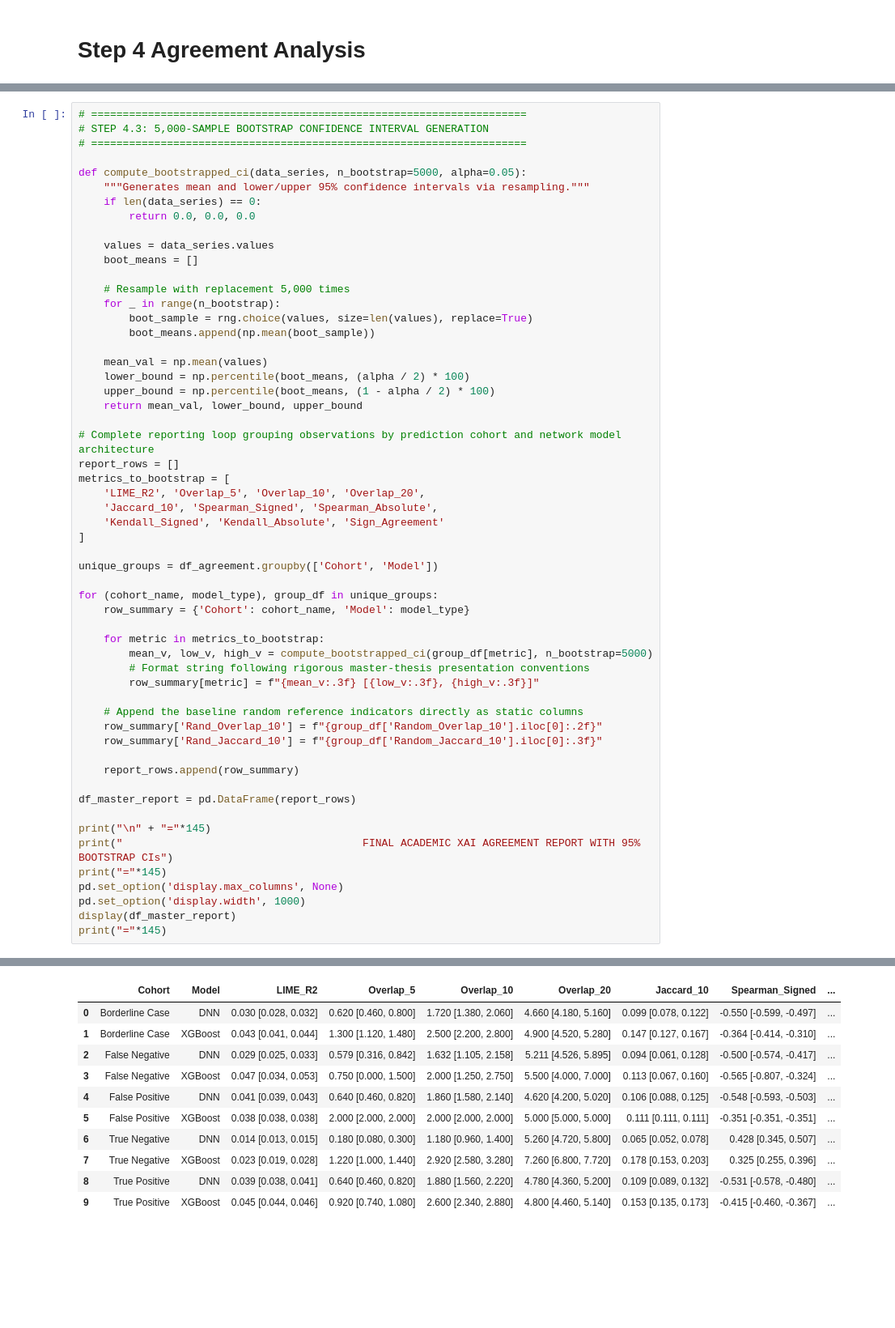
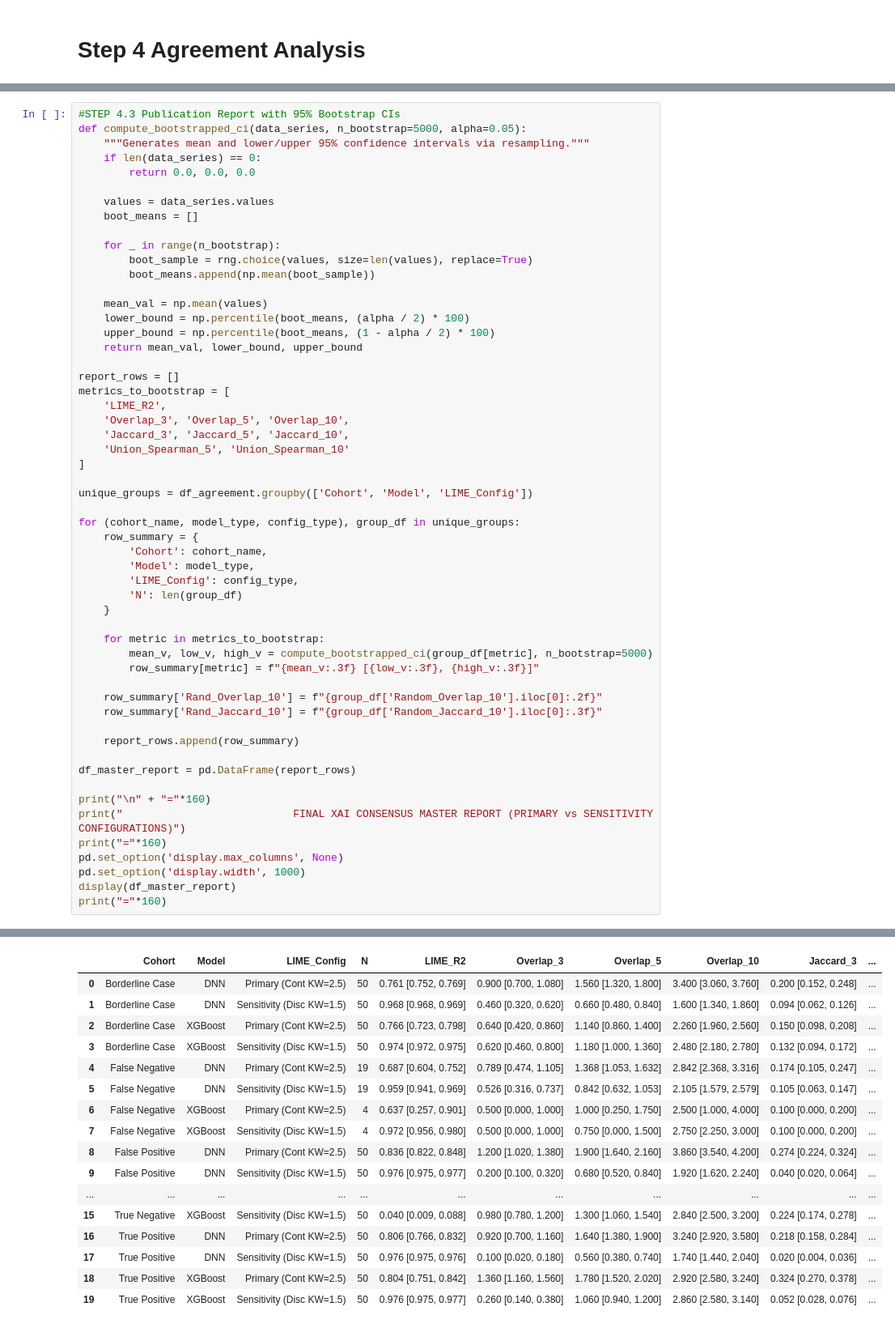
Before and after one commit to moritzboet/BA_thesis, a Jupyter notebook: baseline_agreement_analysis.ipynb, the cells around one changed output, grey strips where cells are left out. Shown at 81% size. Saved outputs shown, nothing was run; the diff lists cells and outputs as text; blank space fills up the shorter version.

```diff
--- a/baseline_agreement_analysis.ipynb
+++ b/baseline_agreement_analysis.ipynb
@@ -946,8 +974,5 @@ Evaluating Multi-Model Local Explanation Consensus across Frameworks...
 # %%
-# =====================================================================
-# STEP 4.3: 5,000-SAMPLE BOOTSTRAP CONFIDENCE INTERVAL GENERATION
-# =====================================================================
-
+#STEP 4.3 Publication Report with 95% Bootstrap CIs
 def compute_bootstrapped_ci(data_series, n_bootstrap=5000, alpha=0.05):
     """Generates mean and lower/upper 95% confidence intervals via resampling."""
     if len(data_series) == 0:
@@ -956,7 +981,6 @@ def compute_bootstrapped_ci(data_series, n_bootstrap=5000, alpha=0.05):
     values = data_series.values
     boot_means = []
 
-    # Resample with replacement 5,000 times
     for _ in range(n_bootstrap):
         boot_sample = rng.choice(values, size=len(values), replace=True)
         boot_means.append(np.mean(boot_sample))
@@ -966,25 +990,28 @@ def compute_bootstrapped_ci(data_series, n_bootstrap=5000, alpha=0.05):
     upper_bound = np.percentile(boot_means, (1 - alpha / 2) * 100)
     return mean_val, lower_bound, upper_bound
 
-# Complete reporting loop grouping observations by prediction cohort and network model architecture
 report_rows = []
 metrics_to_bootstrap = [
-    'LIME_R2', 'Overlap_5', 'Overlap_10', 'Overlap_20',
-    'Jaccard_10', 'Spearman_Signed', 'Spearman_Absolute',
-    'Kendall_Signed', 'Kendall_Absolute', 'Sign_Agreement'
+    'LIME_R2',
+    'Overlap_3', 'Overlap_5', 'Overlap_10',
+    'Jaccard_3', 'Jaccard_5', 'Jaccard_10',
+    'Union_Spearman_5', 'Union_Spearman_10'
 ]
 
-unique_groups = df_agreement.groupby(['Cohort', 'Model'])
+unique_groups = df_agreement.groupby(['Cohort', 'Model', 'LIME_Config'])
 
-for (cohort_name, model_type), group_df in unique_groups:
-    row_summary = {'Cohort': cohort_name, 'Model': model_type}
+for (cohort_name, model_type, config_type), group_df in unique_groups:
+    row_summary = {
+        'Cohort': cohort_name,
+        'Model': model_type,
+        'LIME_Config': config_type,
+        'N': len(group_df)
+    }
 
     for metric in metrics_to_bootstrap:
         mean_v, low_v, high_v = compute_bootstrapped_ci(group_df[metric], n_bootstrap=5000)
-        # Format string following rigorous master-thesis presentation conventions
         row_summary[metric] = f"{mean_v:.3f} [{low_v:.3f}, {high_v:.3f}]"
 
-    # Append the baseline random reference indicators directly as static columns
     row_summary['Rand_Overlap_10'] = f"{group_df['Random_Overlap_10'].iloc[0]:.2f}"
     row_summary['Rand_Jaccard_10'] = f"{group_df['Random_Jaccard_10'].iloc[0]:.3f}"
 
@@ -992,11 +1019,11 @@ for (cohort_name, model_type), group_df in unique_groups:
 
 df_master_report = pd.DataFrame(report_rows)
 
-print("\n" + "="*145)
-print("                                      FINAL ACADEMIC XAI AGREEMENT REPORT WITH 95% BOOTSTRAP CIs")
-print("="*145)
+print("\n" + "="*160)
+print("                           FINAL XAI CONSENSUS MASTER REPORT (PRIMARY vs SENSITIVITY CONFIGURATIONS)")
+print("="*160)
 pd.set_option('display.max_columns', None)
 pd.set_option('display.width', 1000)
 display(df_master_report)
-print("="*145)
+print("="*160)
 # %% [output]
@@ -1006,11 +1033,17 @@ print("="*145)
-|  | Cohort | Model | LIME_R2 | Overlap_5 | Overlap_10 | Overlap_20 | Jaccard_10 | Spearman_Signed | ... |
-| 0 | Borderline Case | DNN | 0.030 [0.028, 0.032] | 0.620 [0.460, 0.800] | 1.720 [1.380, 2.060] | 4.660 [4.180, 5.160] | 0.099 [0.078, 0.122] | -0.550 [-0.599, -0.497] | ... |
-| 1 | Borderline Case | XGBoost | 0.043 [0.041, 0.044] | 1.300 [1.120, 1.480] | 2.500 [2.200, 2.800] | 4.900 [4.520, 5.280] | 0.147 [0.127, 0.167] | -0.364 [-0.414, -0.310] | ... |
-| 2 | False Negative | DNN | 0.029 [0.025, 0.033] | 0.579 [0.316, 0.842] | 1.632 [1.105, 2.158] | 5.211 [4.526, 5.895] | 0.094 [0.061, 0.128] | -0.500 [-0.574, -0.417] | ... |
-| 3 | False Negative | XGBoost | 0.047 [0.034, 0.053] | 0.750 [0.000, 1.500] | 2.000 [1.250, 2.750] | 5.500 [4.000, 7.000] | 0.113 [0.067, 0.160] | -0.565 [-0.807, -0.324] | ... |
-| 4 | False Positive | DNN | 0.041 [0.039, 0.043] | 0.640 [0.460, 0.820] | 1.860 [1.580, 2.140] | 4.620 [4.200, 5.020] | 0.106 [0.088, 0.125] | -0.548 [-0.593, -0.503] | ... |
-| 5 | False Positive | XGBoost | 0.038 [0.038, 0.038] | 2.000 [2.000, 2.000] | 2.000 [2.000, 2.000] | 5.000 [5.000, 5.000] | 0.111 [0.111, 0.111] | -0.351 [-0.351, -0.351] | ... |
-| 6 | True Negative | DNN | 0.014 [0.013, 0.015] | 0.180 [0.080, 0.300] | 1.180 [0.960, 1.400] | 5.260 [4.720, 5.800] | 0.065 [0.052, 0.078] | 0.428 [0.345, 0.507] | ... |
-| 7 | True Negative | XGBoost | 0.023 [0.019, 0.028] | 1.220 [1.000, 1.440] | 2.920 [2.580, 3.280] | 7.260 [6.800, 7.720] | 0.178 [0.153, 0.203] | 0.325 [0.255, 0.396] | ... |
-| 8 | True Positive | DNN | 0.039 [0.038, 0.041] | 0.640 [0.460, 0.820] | 1.880 [1.560, 2.220] | 4.780 [4.360, 5.200] | 0.109 [0.089, 0.132] | -0.531 [-0.578, -0.480] | ... |
-| 9 | True Positive | XGBoost | 0.045 [0.044, 0.046] | 0.920 [0.740, 1.080] | 2.600 [2.340, 2.880] | 4.800 [4.460, 5.140] | 0.153 [0.135, 0.173] | -0.415 [-0.460, -0.367] | ... |
+|  | Cohort | Model | LIME_Config | N | LIME_R2 | Overlap_3 | Overlap_5 | Overlap_10 | Jaccard_3 | ... |
+| 0 | Borderline Case | DNN | Primary (Cont KW=2.5) | 50 | 0.761 [0.752, 0.769] | 0.900 [0.700, 1.080] | 1.560 [1.320, 1.800] | 3.400 [3.060, 3.760] | 0.200 [0.152, 0.248] | ... |
+| 1 | Borderline Case | DNN | Sensitivity (Disc KW=1.5) | 50 | 0.968 [0.968, 0.969] | 0.460 [0.320, 0.620] | 0.660 [0.480, 0.840] | 1.600 [1.340, 1.860] | 0.094 [0.062, 0.126] | ... |
+| 2 | Borderline Case | XGBoost | Primary (Cont KW=2.5) | 50 | 0.766 [0.723, 0.798] | 0.640 [0.420, 0.860] | 1.140 [0.860, 1.400] | 2.260 [1.960, 2.560] | 0.150 [0.098, 0.208] | ... |
+| 3 | Borderline Case | XGBoost | Sensitivity (Disc KW=1.5) | 50 | 0.974 [0.972, 0.975] | 0.620 [0.460, 0.800] | 1.180 [1.000, 1.360] | 2.480 [2.180, 2.780] | 0.132 [0.094, 0.172] | ... |
+| 4 | False Negative | DNN | Primary (Cont KW=2.5) | 19 | 0.687 [0.604, 0.752] | 0.789 [0.474, 1.105] | 1.368 [1.053, 1.632] | 2.842 [2.368, 3.316] | 0.174 [0.105, 0.247] | ... |
+| 5 | False Negative | DNN | Sensitivity (Disc KW=1.5) | 19 | 0.959 [0.941, 0.969] | 0.526 [0.316, 0.737] | 0.842 [0.632, 1.053] | 2.105 [1.579, 2.579] | 0.105 [0.063, 0.147] | ... |
+| 6 | False Negative | XGBoost | Primary (Cont KW=2.5) | 4 | 0.637 [0.257, 0.901] | 0.500 [0.000, 1.000] | 1.000 [0.250, 1.750] | 2.500 [1.000, 4.000] | 0.100 [0.000, 0.200] | ... |
+| 7 | False Negative | XGBoost | Sensitivity (Disc KW=1.5) | 4 | 0.972 [0.956, 0.980] | 0.500 [0.000, 1.000] | 0.750 [0.000, 1.500] | 2.750 [2.250, 3.000] | 0.100 [0.000, 0.200] | ... |
+| 8 | False Positive | DNN | Primary (Cont KW=2.5) | 50 | 0.836 [0.822, 0.848] | 1.200 [1.020, 1.380] | 1.900 [1.640, 2.160] | 3.860 [3.540, 4.200] | 0.274 [0.224, 0.324] | ... |
+| 9 | False Positive | DNN | Sensitivity (Disc KW=1.5) | 50 | 0.976 [0.975, 0.977] | 0.200 [0.100, 0.320] | 0.680 [0.520, 0.840] | 1.920 [1.620, 2.240] | 0.040 [0.020, 0.064] | ... |
+| ... | ... | ... | ... | ... | ... | ... | ... | ... | ... | ... |
+| 15 | True Negative | XGBoost | Sensitivity (Disc KW=1.5) | 50 | 0.040 [0.009, 0.088] | 0.980 [0.780, 1.200] | 1.300 [1.060, 1.540] | 2.840 [2.500, 3.200] | 0.224 [0.174, 0.278] | ... |
+| 16 | True Positive | DNN | Primary (Cont KW=2.5) | 50 | 0.806 [0.766, 0.832] | 0.920 [0.700, 1.160] | 1.640 [1.380, 1.900] | 3.240 [2.920, 3.580] | 0.218 [0.158, 0.284] | ... |
+| 17 | True Positive | DNN | Sensitivity (Disc KW=1.5) | 50 | 0.976 [0.975, 0.976] | 0.100 [0.020, 0.180] | 0.560 [0.380, 0.740] | 1.740 [1.440, 2.040] | 0.020 [0.004, 0.036] | ... |
+| 18 | True Positive | XGBoost | Primary (Cont KW=2.5) | 50 | 0.804 [0.751, 0.842] | 1.360 [1.160, 1.560] | 1.780 [1.520, 2.020] | 2.920 [2.580, 3.240] | 0.324 [0.270, 0.378] | ... |
+| 19 | True Positive | XGBoost | Sensitivity (Disc KW=1.5) | 50 | 0.976 [0.975, 0.977] | 0.260 [0.140, 0.380] | 1.060 [0.940, 1.200] | 2.860 [2.580, 3.140] | 0.052 [0.028, 0.076] | ... |
```
Also changed, not shown: parts of 8 cells of this notebook, 3 other files.
